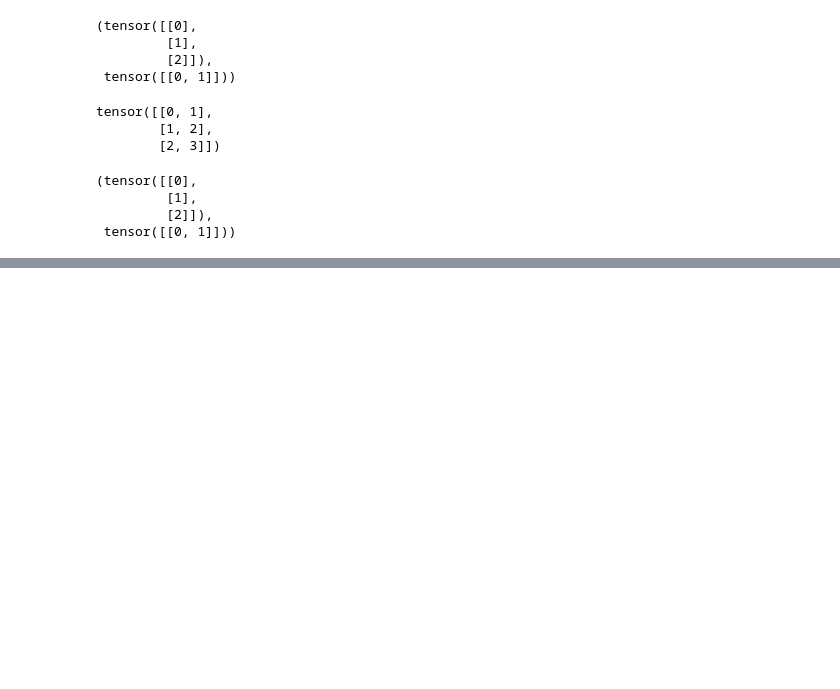
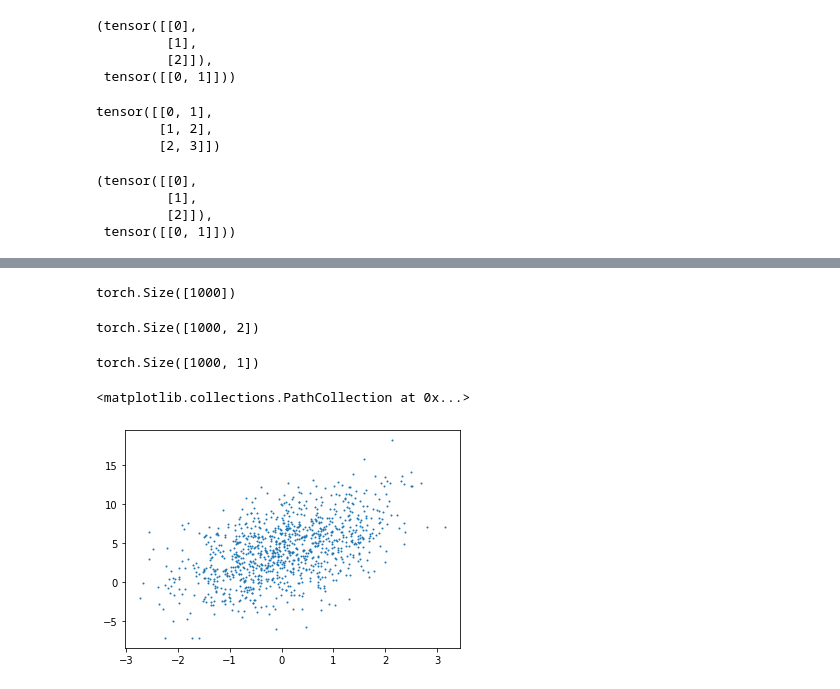
Before and after one commit to quboanthony/Dive_into_Deep_learning_Notes, a Jupyter notebook: chapter1-4.ipynb, the cells around one changed output, grey strips where cells are left out. Drawn from its saved outputs; the diff is of its cells as text; code cells hidden in the pictures; blank space fills up the shorter version.

```diff
--- a/chapter1-4.ipynb
+++ b/chapter1-4.ipynb
@@ -206,0 +213,3 @@ a,b
+# %%
+X[1,2] = 9
+X
@@ -206,0 +220,3 @@ a,b
+# %%
+X[0:2,:] = 12
+X
@@ -206,0 +299,31 @@ a,b
+# %%
+def synthetic_data(w, b, num_example):
+    """Generate y = Xw + b + noise."""
+    X = torch.normal(0,1, (num_example, len(w)))
+    y = torch.matmul(X,w) + b
+    y += torch.normal(0,0.01, y.shape)
+
+    print(y.size())
+
+    return X, y.reshape(-1,1)
+# %%
+true_w = torch.tensor([2, -3.4])
+true_b = 4.2
+features, labels = synthetic_data(true_w, true_b, 1000)
+# %% [output]
+torch.Size([1000])
+# %%
+features.size()
+# %% [output]
+torch.Size([1000, 2])
+# %%
+labels.size()
+# %% [output]
+torch.Size([1000, 1])
+# %%
+import matplotlib.pyplot as plt
+
+plt.scatter(features[:,(0)].detach().numpy(), labels.detach().numpy(), 1)
+# %% [output]
+<matplotlib.collections.PathCollection at 0x...>
+[figure, added]
```
Also changed, not shown: parts of 32 cells of this notebook.
